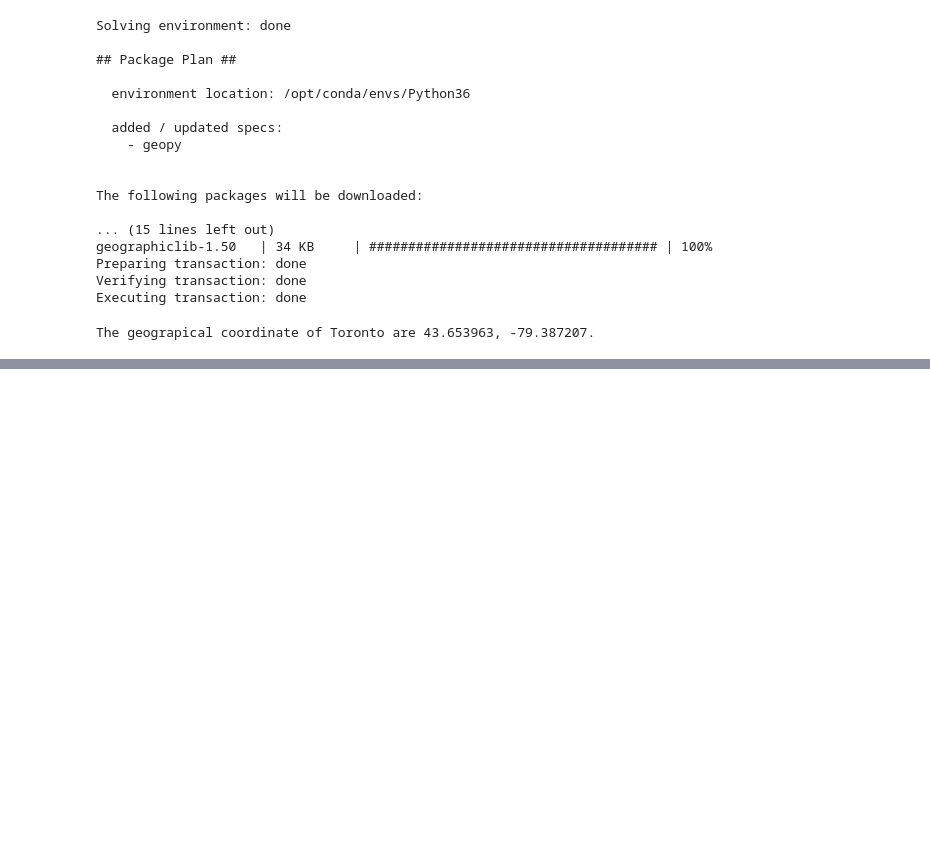
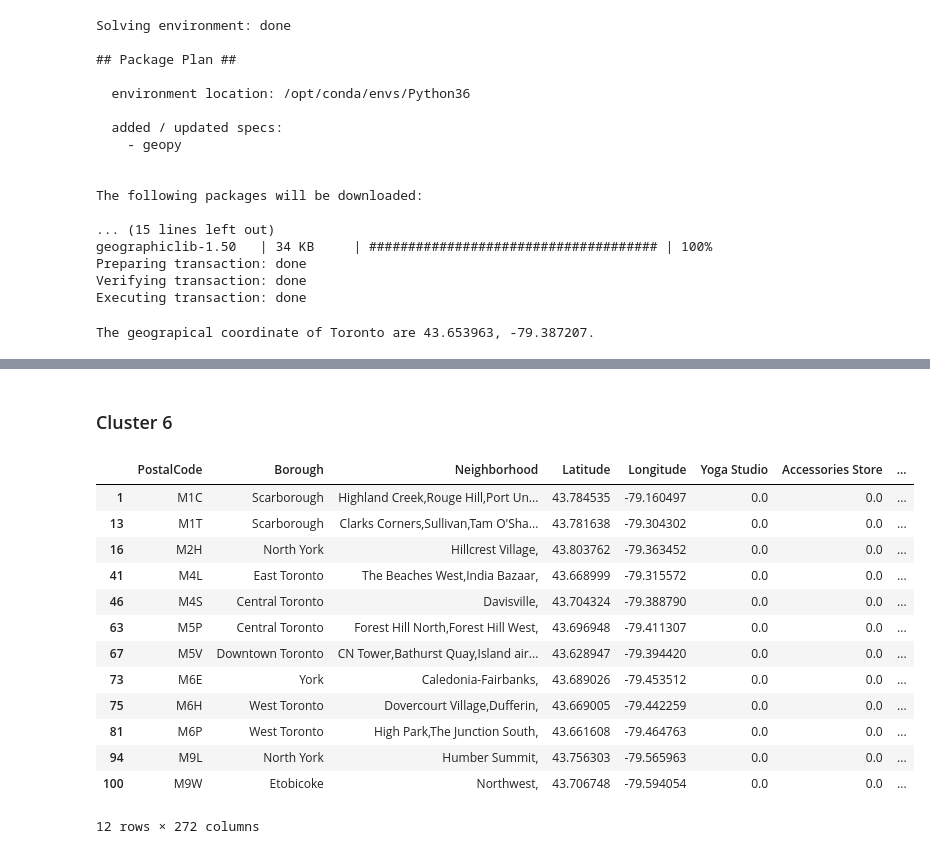
Before and after one commit to sameermahajan/Coursera_Capstone, a Jupyter notebook: Neighborhoods in Toronto.ipynb, the cells around one changed output, grey strips where cells are left out. Cells and saved outputs as stored; diff of their text form; code cells hidden in the pictures; blank space fills up the shorter version.

```diff
--- a/Neighborhoods in Toronto.ipynb
+++ b/Neighborhoods in Toronto.ipynb
@@ -363,0 +401,19 @@ map_clusters
+# %% [markdown]
+### Cluster 6
+# %%
+m1[m1['Cluster Labels'] == 6]
+# %% [output]
+|  | PostalCode | Borough | Neighborhood | Latitude | Longitude | Yoga Studio | Accessories Store | ... |
+| 1 | M1C | Scarborough | Highland Creek,Rouge Hill,Port Un... | 43.784535 | -79.160497 | 0.0 | 0.0 | ... |
+| 13 | M1T | Scarborough | Clarks Corners,Sullivan,Tam O'Sha... | 43.781638 | -79.304302 | 0.0 | 0.0 | ... |
+| 16 | M2H | North York | Hillcrest Village, | 43.803762 | -79.363452 | 0.0 | 0.0 | ... |
+| 41 | M4L | East Toronto | The Beaches West,India Bazaar, | 43.668999 | -79.315572 | 0.0 | 0.0 | ... |
+| 46 | M4S | Central Toronto | Davisville, | 43.704324 | -79.388790 | 0.0 | 0.0 | ... |
+| 63 | M5P | Central Toronto | Forest Hill North,Forest Hill West, | 43.696948 | -79.411307 | 0.0 | 0.0 | ... |
+| 67 | M5V | Downtown Toronto | CN Tower,Bathurst Quay,Island air... | 43.628947 | -79.394420 | 0.0 | 0.0 | ... |
+| 73 | M6E | York | Caledonia-Fairbanks, | 43.689026 | -79.453512 | 0.0 | 0.0 | ... |
+| 75 | M6H | West Toronto | Dovercourt Village,Dufferin, | 43.669005 | -79.442259 | 0.0 | 0.0 | ... |
+| 81 | M6P | West Toronto | High Park,The Junction South, | 43.661608 | -79.464763 | 0.0 | 0.0 | ... |
+| 94 | M9L | North York | Humber Summit, | 43.756303 | -79.565963 | 0.0 | 0.0 | ... |
+| 100 | M9W | Etobicoke | Northwest, | 43.706748 | -79.594054 | 0.0 | 0.0 | ... |
+12 rows × 272 columns
```
Also changed, not shown: parts of 8 cells of this notebook.
